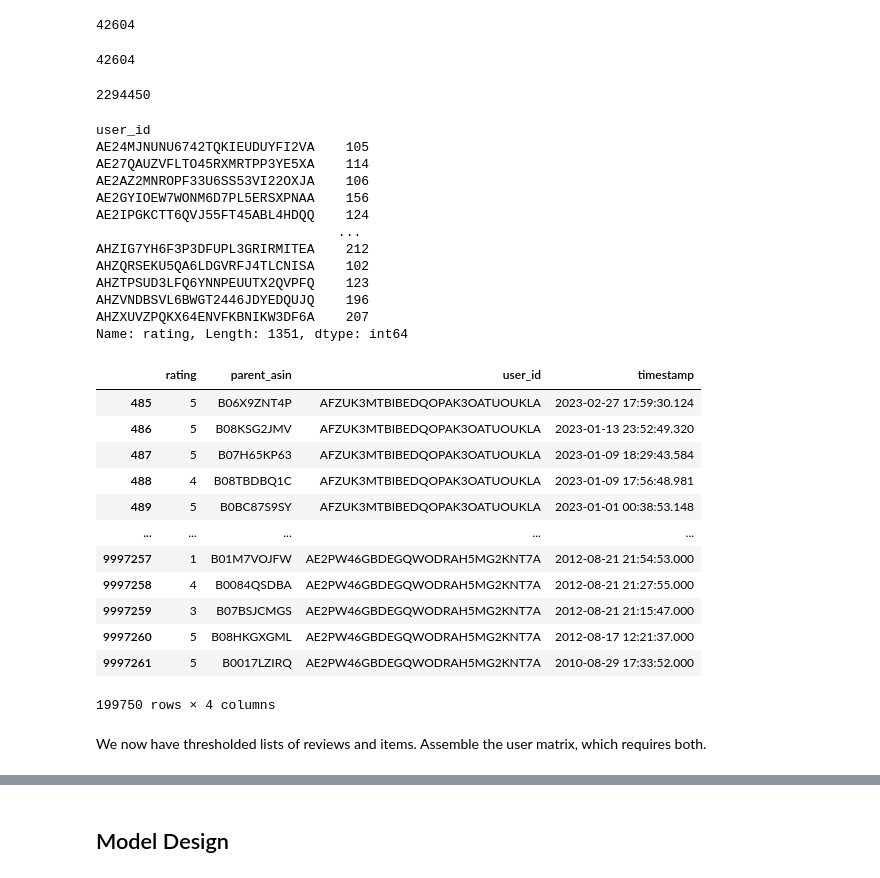
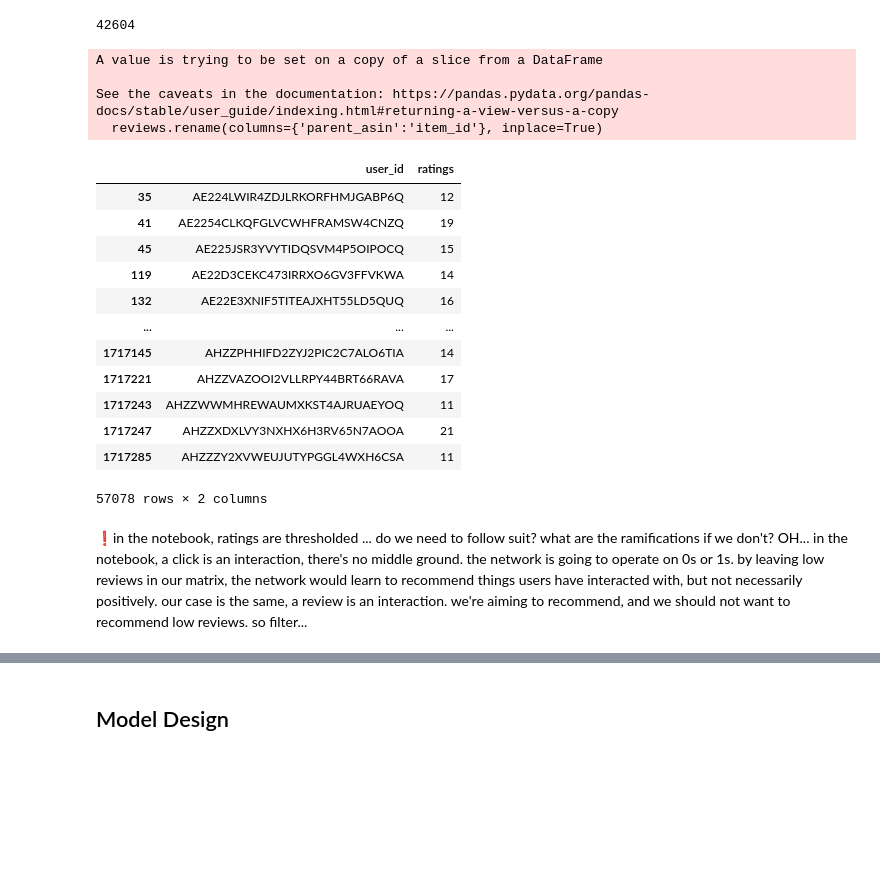
Before and after one commit to auto-d/deepcart, a Jupyter notebook: notebooks/eda.ipynb, the cells around one changed output, grey strips where cells are left out. Cells and saved outputs as stored; diff of their text form; code cells hidden in the pictures; blank space fills up the shorter version.

```diff
--- a/notebooks/eda.ipynb
+++ b/notebooks/eda.ipynb
@@ -251,30 +300,39 @@ len(items)
 # %% [output]
 42604
 # %%
-len(items.parent_asin.unique())
+# The above item filtering serves to reduce the computational complexity as well as
+# reduce sparsity, before we filter reviews make sure we remove those associated with
+# dropped items
+all_items = set(items.parent_asin)
+reviews = reviews[reviews.parent_asin.isin(all_items)]
+reviews.rename(columns={'parent_asin':'item_id'}, inplace=True)
 # %% [output]
-42604
+A value is trying to be set on a copy of a slice from a DataFrame
+
+See the caveats in the documentation: https://pandas.pydata.org/pandas-docs/stable/user_guide/indexing.html#returning-a-view-versus-a-copy
+  reviews.rename(columns={'parent_asin':'item_id'}, inplace=True)
 # %%
 users = reviews.groupby(['user_id']).rating.count()
-len(users)
+users = pd.DataFrame(users).reset_index()
+users.rename(columns={'rating':'ratings'}, inplace=True)
-# %% [output]
-2294450
 # %%
-# This is an algorithm parameter
-min_reviews = 100
-users = users[users > min_reviews]
+# This is a configuration parameter, as above ... relax if we don't have issues with compute
+min_reviews = 10
+users = users[users.ratings > min_reviews]
 users
 # %% [output]
+|  | user_id | ratings |
+| 35 | AE224LWIR4ZDJLRKORFHMJGABP6Q | 12 |
+| 41 | AE2254CLKQFGLVCWHFRAMSW4CNZQ | 19 |
+| 45 | AE225JSR3YVYTIDQSVM4P5OIPOCQ | 15 |
+| 119 | AE22D3CEKC473IRRXO6GV3FFVKWA | 14 |
+| 132 | AE22E3XNIF5TITEAJXHT55LD5QUQ | 16 |
+| ... | ... | ... |
+| 1717145 | AHZZPHHIFD2ZYJ2PIC2C7ALO6TIA | 14 |
+| 1717221 | AHZZVAZOOI2VLLRPY44BRT66RAVA | 17 |
+| 1717243 | AHZZWWMHREWAUMXKST4AJRUAEYOQ | 11 |
+| 1717247 | AHZZXDXLVY3NXHX6H3RV65N7AOOA | 21 |
+| 1717285 | AHZZZY2XVWEUJUTYPGGL4WXH6CSA | 11 |
-user_id
-AE24MJNUNU6742TQKIEUDUYFI2VA    105
-AE27QAUZVFLTO45RXMRTPP3YE5XA    114
-AE2AZ2MNROPF33U6SS53VI22OXJA    106
-AE2GYIOEW7WONM6D7PL5ERSXPNAA    156
-AE2IPGKCTT6QVJ55FT45ABL4HDQQ    124
-                               ...
-AHZIG7YH6F3P3DFUPL3GRIRMITEA    212
-AHZQRSEKU5QA6LDGVRFJ4TLCNISA    102
-AHZTPSUD3LFQ6YNNPEUUTX2QVPFQ    123
-AHZVNDBSVL6BWGT2446JDYEDQUJQ    196
-AHZXUVZPQKX64ENVFKBNIKW3DF6A    207
-Name: rating, Length: 1351, dtype: int64
+57078 rows × 2 columns
+# %% [markdown]
+❗in the notebook, ratings are thresholded ... do we need to follow suit? what are the ramifications if we don't? OH... in the notebook, a click is an interaction, there's no middle ground. the network is going to operate on 0s or 1s. by leaving low reviews in our matrix, the network would learn to recommend things users have interacted with, but not necessarily positively. our case is the same, a review is an interaction. we're aiming to recommend, and we should not want to recommend low reviews. so filter...
@@ -283,18 +344,0 @@ reviews = reviews[reviews.user_id.isin(set(users.index))]
-# %%
-reviews
-# %% [output]
-|  | rating | parent_asin | user_id | timestamp |
-| 485 | 5 | B06X9ZNT4P | AFZUK3MTBIBEDQOPAK3OATUOUKLA | 2023-02-27 17:59:30.124 |
-| 486 | 5 | B08KSG2JMV | AFZUK3MTBIBEDQOPAK3OATUOUKLA | 2023-01-13 23:52:49.320 |
-| 487 | 5 | B07H65KP63 | AFZUK3MTBIBEDQOPAK3OATUOUKLA | 2023-01-09 18:29:43.584 |
-| 488 | 4 | B08TBDBQ1C | AFZUK3MTBIBEDQOPAK3OATUOUKLA | 2023-01-09 17:56:48.981 |
-| 489 | 5 | B0BC87S9SY | AFZUK3MTBIBEDQOPAK3OATUOUKLA | 2023-01-01 00:38:53.148 |
-| ... | ... | ... | ... | ... |
-| 9997257 | 1 | B01M7VOJFW | AE2PW46GBDEGQWODRAH5MG2KNT7A | 2012-08-21 21:54:53.000 |
-| 9997258 | 4 | B0084QSDBA | AE2PW46GBDEGQWODRAH5MG2KNT7A | 2012-08-21 21:27:55.000 |
-| 9997259 | 3 | B07BSJCMGS | AE2PW46GBDEGQWODRAH5MG2KNT7A | 2012-08-21 21:15:47.000 |
-| 9997260 | 5 | B08HKGXGML | AE2PW46GBDEGQWODRAH5MG2KNT7A | 2012-08-17 12:21:37.000 |
-| 9997261 | 5 | B0017LZIRQ | AE2PW46GBDEGQWODRAH5MG2KNT7A | 2010-08-29 17:33:52.000 |
-199750 rows × 4 columns
-# %% [markdown]
-We now have thresholded lists of reviews and items. Assemble the user matrix, which requires both.
```
Also changed, not shown: parts of 29 cells of this notebook.
